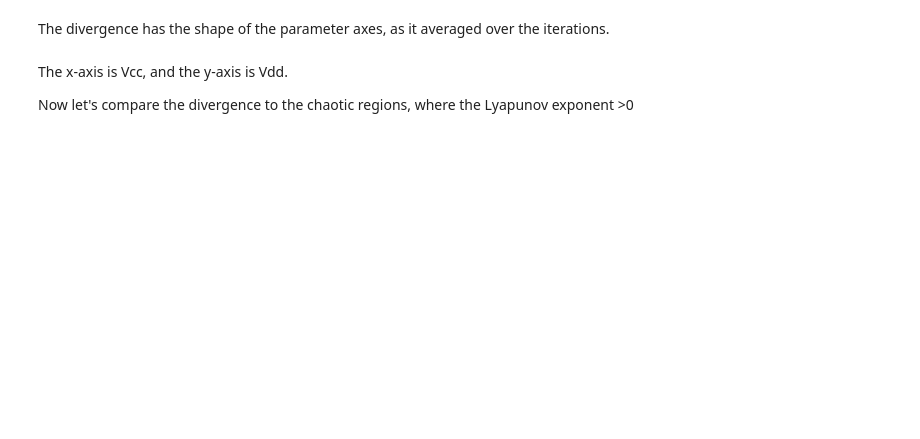
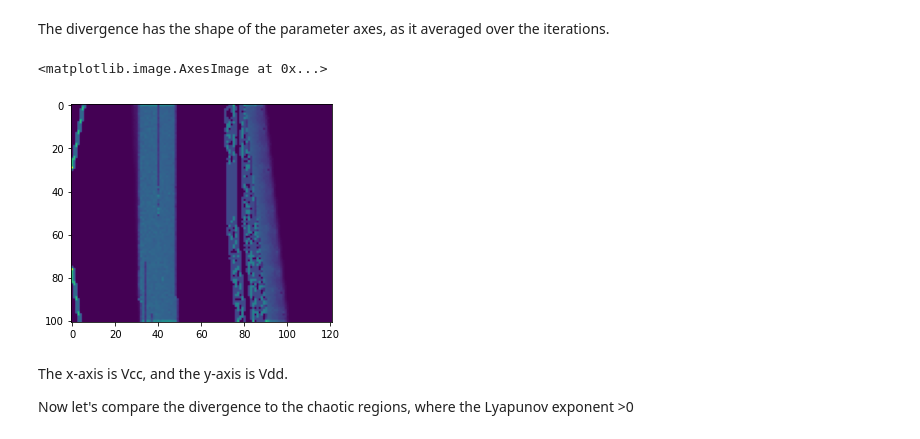
Before and after one commit to Noeloikeau/chaogate, a Jupyter notebook: 00_core.ipynb, the cells around one changed output. Drawn from its saved outputs; the diff is of its cells as text; code cells hidden in the pictures; blank space fills up the shorter version.

```diff
--- a/00_core.ipynb
+++ b/00_core.ipynb
@@ -832,8 +852,11 @@ div.shape
 # %% [markdown]
 The divergence has the shape of the parameter axes, as it averaged over the iterations.
 # %%
-plt.matshow(div)
+plt.imshow(div)
 #plt.colorbar()
+# %% [output]
+<matplotlib.image.AxesImage at 0x...>
+[figure, added]
 # %% [markdown]
 The x-axis is Vcc, and the y-axis is Vdd.
 
```
Also changed, not shown: parts of 8 cells of this notebook, 1 other file.
